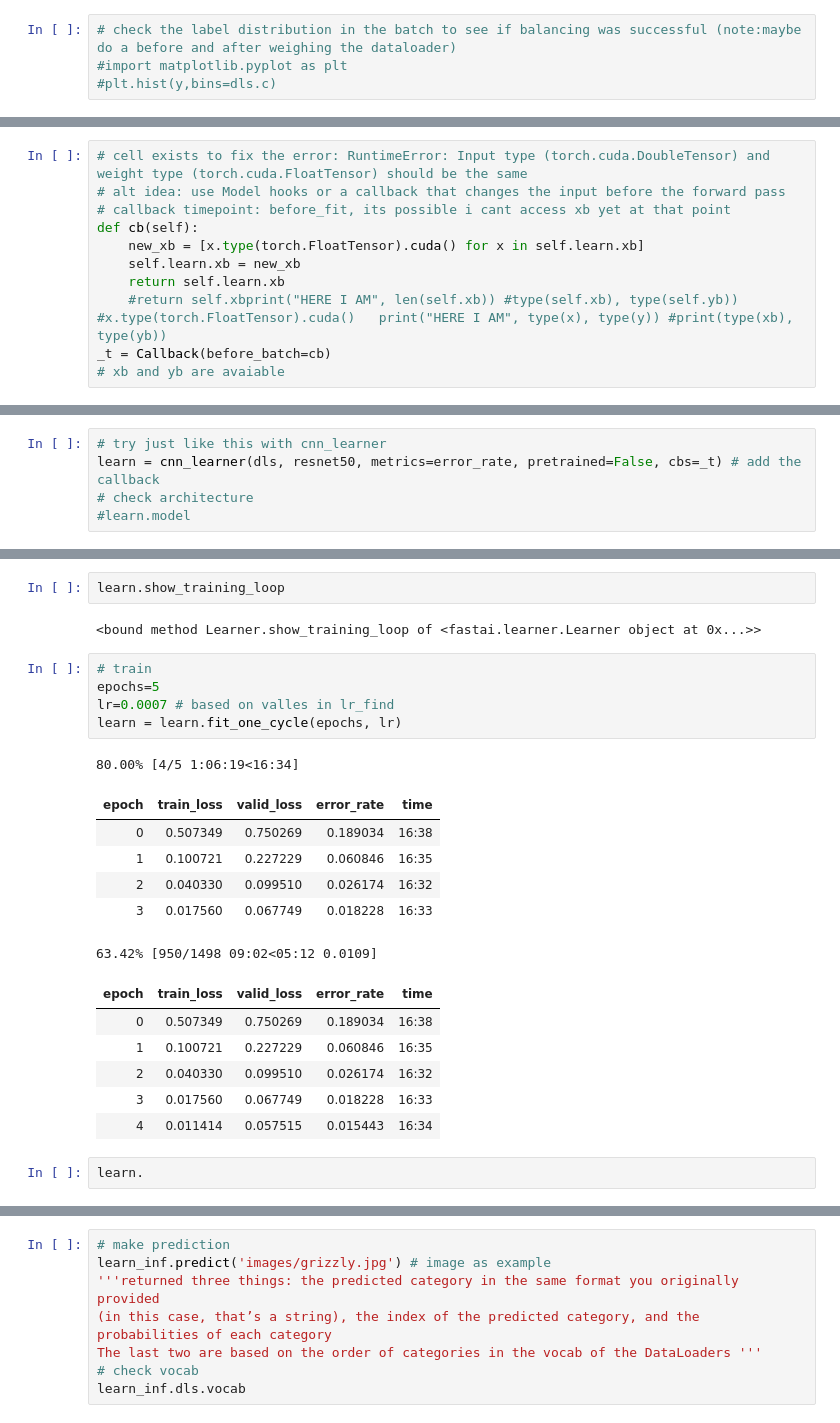
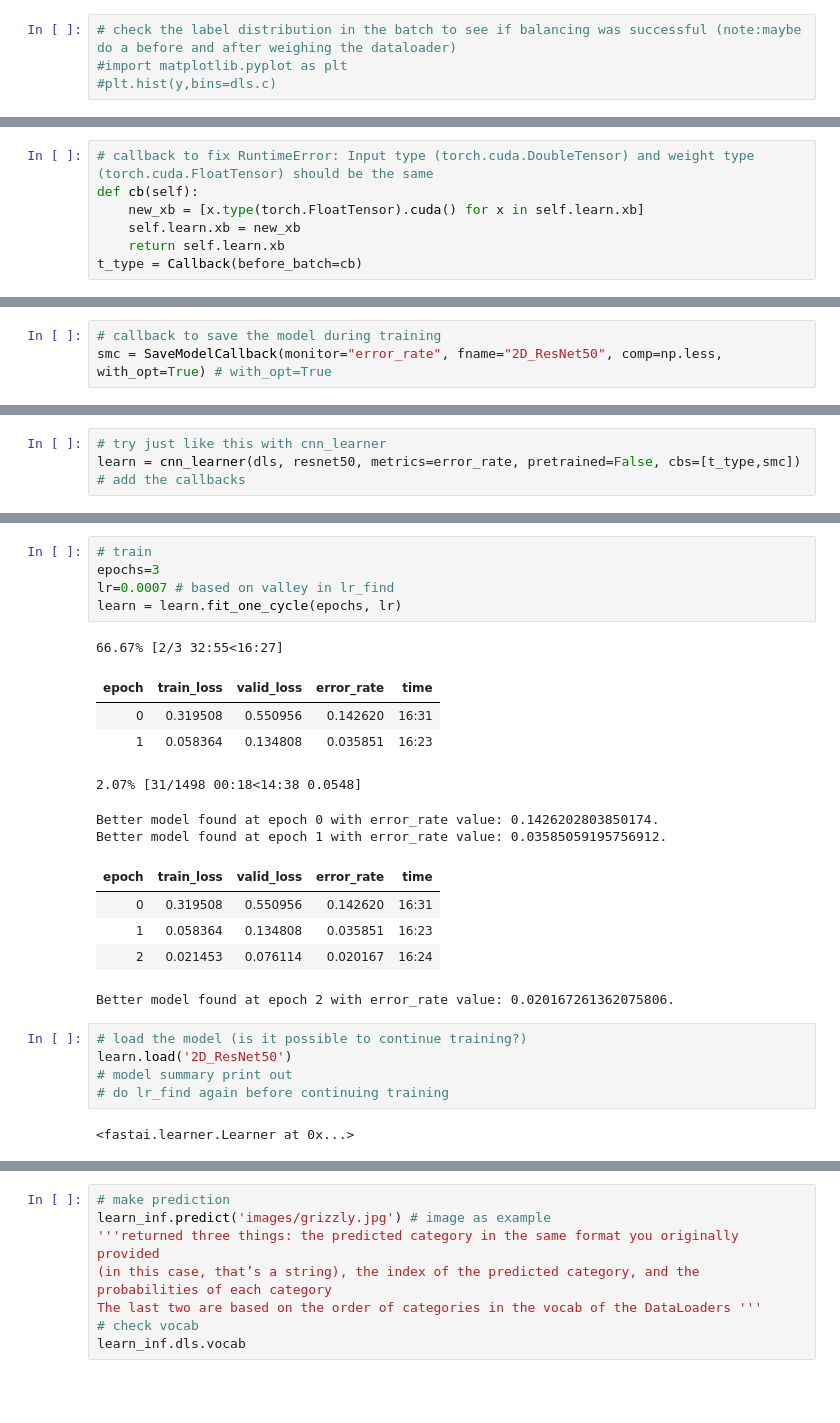
Before and after one commit to lphohmann/BINP37_DL_protein_classification, a Jupyter notebook: 2D_ResNet.ipynb, the cells around one changed output, grey strips where cells are left out. Drawn from its saved outputs; the diff is of its cells as text; blank space fills up the shorter version.

Commit message:
Added callback to save the model each time a training epoch leads to an improvement in the metric

```diff
--- a/2D_ResNet.ipynb
+++ b/2D_ResNet.ipynb
@@ -174,11 +178,7 @@ nn.Conv2d._conv_forward = _conv_forward'''
 # %%
-# cell exists to fix the error: RuntimeError: Input type (torch.cuda.DoubleTensor) and weight type (torch.cuda.FloatTensor) should be the same
-# alt idea: use Model hooks or a callback that changes the input before the forward pass
-# callback timepoint: before_fit, its possible i cant access xb yet at that point
+# callback to fix RuntimeError: Input type (torch.cuda.DoubleTensor) and weight type (torch.cuda.FloatTensor) should be the same
 def cb(self):
     new_xb = [x.type(torch.FloatTensor).cuda() for x in self.learn.xb]
     self.learn.xb = new_xb
     return self.learn.xb
-    #return self.xbprint("HERE I AM", len(self.xb)) #type(self.xb), type(self.yb)) #x.type(torch.FloatTensor).cuda()   print("HERE I AM", type(x), type(y)) #print(type(xb), type(yb))
-_t = Callback(before_batch=cb)
-# xb and yb are avaiable
+t_type = Callback(before_batch=cb)
@@ -189,0 +185,3 @@ model = resnet50 #(pretrained=False) # add 1st layer in stem to get from 1 to 3
+# %%
+# callback to save the model during training
+smc = SaveModelCallback(monitor="error_rate", fname="2D_ResNet50", comp=np.less, with_opt=True) # with_opt=True
@@ -190,6 +194,4 @@ model = resnet50 #(pretrained=False) # add 1st layer in stem to get from 1 to 3
 # %%
 # try just like this with cnn_learner
-learn = cnn_learner(dls, resnet50, metrics=error_rate, pretrained=False, cbs=_t) # add the callback
-# check architecture
-#learn.model
+learn = cnn_learner(dls, resnet50, metrics=error_rate, pretrained=False, cbs=[t_type,smc]) # add the callbacks
 # %%
@@ -204,29 +209,29 @@ learn.lr_find() # suggest_funcs=(minimum, steep, valley, slide) # RuntimeError:
 [interactive output not drawn]
 SuggestedLRs(valley=tensor(0.0007))
 [figure]
-# %%
-learn.show_training_loop
-# %% [output]
-<bound method Learner.show_training_loop of <fastai.learner.Learner object at 0x...>>
 # %%
 # train
-epochs=5
-lr=0.0007 # based on valles in lr_find
+epochs=3
+lr=0.0007 # based on valley in lr_find
 learn = learn.fit_one_cycle(epochs, lr)
 # %% [output]
-80.00% [4/5 1:06:19<16:34]
+66.67% [2/3 32:55<16:27]
 | epoch | train_loss | valid_loss | error_rate | time |
-| 0 | 0.507349 | 0.750269 | 0.189034 | 16:38 |
-| 1 | 0.100721 | 0.227229 | 0.060846 | 16:35 |
-| 2 | 0.040330 | 0.099510 | 0.026174 | 16:32 |
-| 3 | 0.017560 | 0.067749 | 0.018228 | 16:33 |
+| 0 | 0.319508 | 0.550956 | 0.142620 | 16:31 |
+| 1 | 0.058364 | 0.134808 | 0.035851 | 16:23 |
-63.42% [950/1498 09:02<05:12 0.0109]
+2.07% [31/1498 00:18<14:38 0.0548]
+Better model found at epoch 0 with error_rate value: 0.1426202803850174.
+Better model found at epoch 1 with error_rate value: 0.03585059195756912.
 | epoch | train_loss | valid_loss | error_rate | time |
-| 0 | 0.507349 | 0.750269 | 0.189034 | 16:38 |
-| 1 | 0.100721 | 0.227229 | 0.060846 | 16:35 |
-| 2 | 0.040330 | 0.099510 | 0.026174 | 16:32 |
-| 3 | 0.017560 | 0.067749 | 0.018228 | 16:33 |
-| 4 | 0.011414 | 0.057515 | 0.015443 | 16:34 |
+| 0 | 0.319508 | 0.550956 | 0.142620 | 16:31 |
+| 1 | 0.058364 | 0.134808 | 0.035851 | 16:23 |
+| 2 | 0.021453 | 0.076114 | 0.020167 | 16:24 |
+Better model found at epoch 2 with error_rate value: 0.020167261362075806.
-# %%
-learn.
+# %%
+# load the model (is it possible to continue training?)
+learn.load('2D_ResNet50')
+# model summary print out
+# do lr_find again before continuing training
+# %% [output]
+<fastai.learner.Learner at 0x...>
 # %%
```
Also changed, not shown: parts of 13 cells of this notebook.
